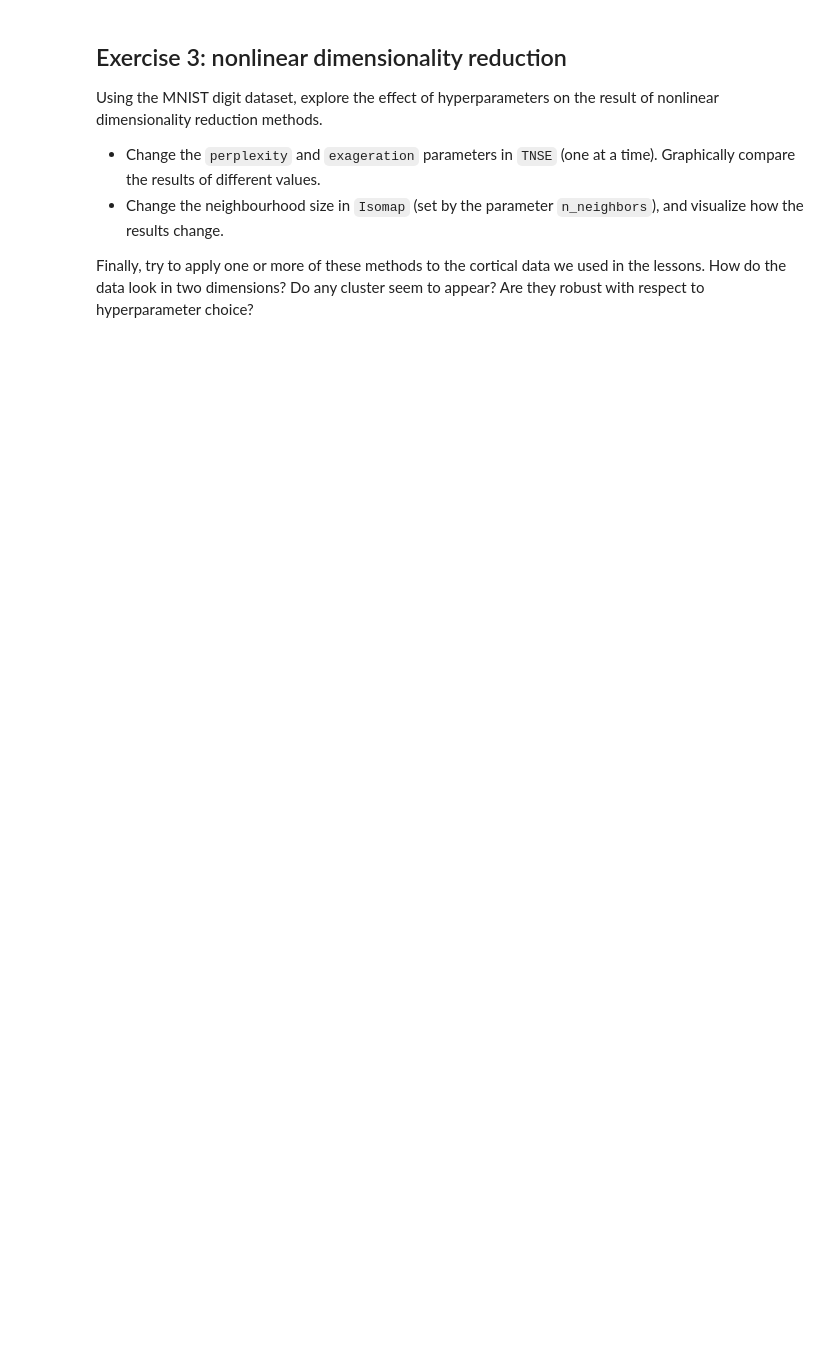
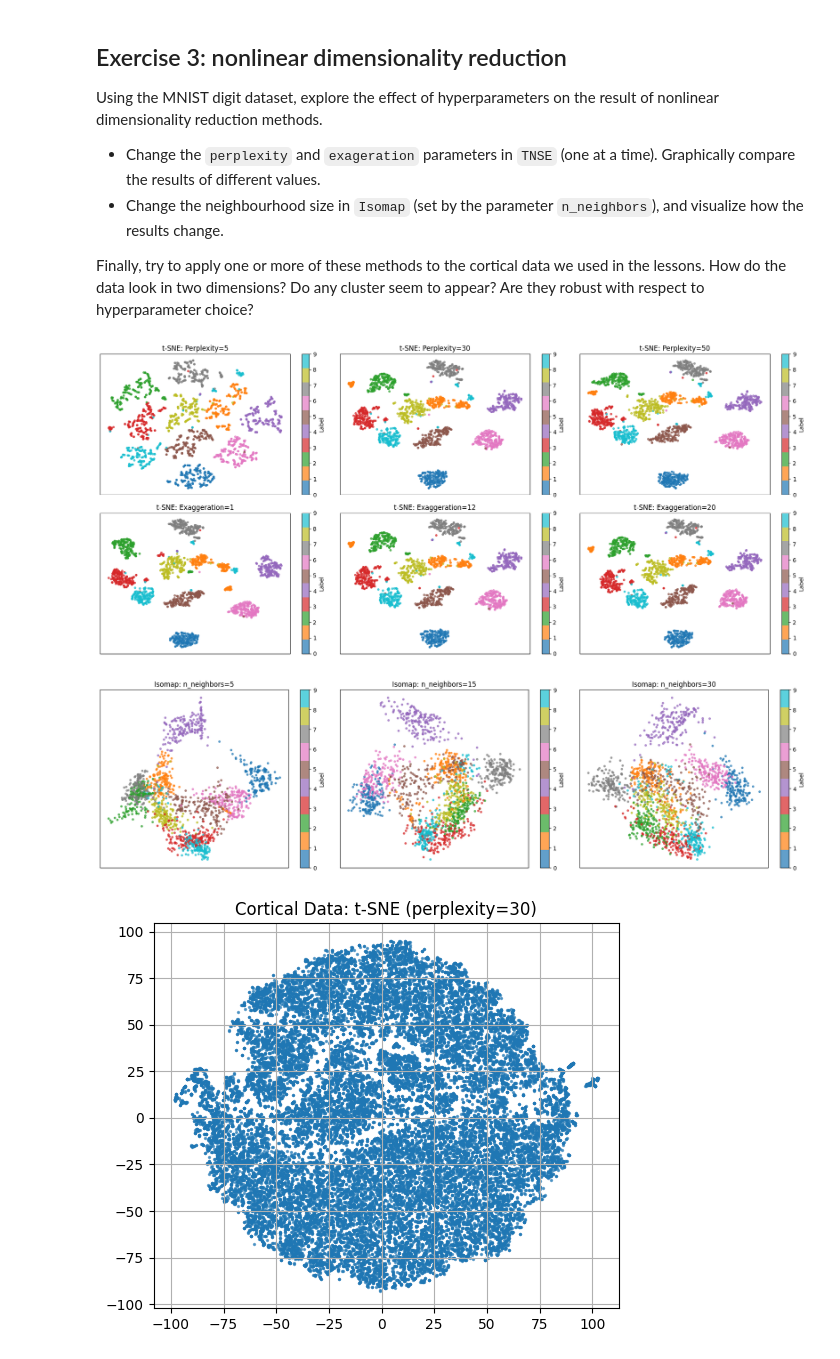
Before and after one commit to YentlB/Assignments-Yentl-Buitelaar, a Jupyter notebook: exercises_dimensionality reduction.ipynb, the cells around one changed output. Saved outputs shown, nothing was run; the diff lists cells and outputs as text; code cells hidden in the pictures; blank space fills up the shorter version.

```diff
--- a/exercises_dimensionality reduction.ipynb
+++ b/exercises_dimensionality reduction.ipynb
@@ -122,3 +113,83 @@ Using the MNIST digit dataset, explore the effect of hyperparameters on the resu
 - Change the neighbourhood size in `Isomap` (set by the parameter `n_neighbors`), and visualize how the results change.
 
 Finally, try to apply one or more of these methods to the cortical data we used in the lessons. How do the data look in two dimensions? Do any cluster seem to appear? Are they robust with respect to hyperparameter choice?
+# %%
+# Install required packages
+!pip install scikit-learn matplotlib seaborn --quiet
+
+import numpy as np
+import matplotlib.pyplot as plt
+import seaborn as sns
+from sklearn.datasets import load_digits
+from sklearn.manifold import TSNE, Isomap
+
+# Utility to plot 2D embeddings
+def plot_embedding(X, y=None, title="", ax=None):
+    if ax is None:
+        fig, ax = plt.subplots(figsize=(6, 5))
+    sc = ax.scatter(X[:, 0], X[:, 1], c=y, cmap='tab10', s=10, alpha=0.7)
+    if y is not None:
+        plt.colorbar(sc, ax=ax, label='Label')
+    ax.set_title(title)
+    ax.set_xticks([])
+    ax.set_yticks([])
+    return ax
+
+# PART 1: MNIST digits & hyperparameter sweeps
+digits = load_digits()
+X, y = digits.data, digits.target
+
+# t-SNE sweep
+fig, axes = plt.subplots(2, 3, figsize=(18, 8))
+perplexities = [5, 30, 50]
+for i, perplexity in enumerate(perplexities):
+    tsne = TSNE(n_components=2, perplexity=perplexity, n_iter=1000, learning_rate='auto')
+    X_tsne = tsne.fit_transform(X)
+    plot_embedding(X_tsne, y, f"t-SNE: Perplexity={perplexity}", ax=axes[0, i])
+
+exaggerations = [1, 12, 20]
+for i, exaggeration in enumerate(exaggerations):
+    tsne = TSNE(n_components=2, perplexity=30, early_exaggeration=exaggeration, n_iter=1000, learning_rate='auto')
+    X_tsne = tsne.fit_transform(X)
+    plot_embedding(X_tsne, y, f"t-SNE: Exaggeration={exaggeration}", ax=axes[1, i])
+plt.tight_layout()
+plt.show()
+
+# Isomap sweep
+fig, axes = plt.subplots(1, 3, figsize=(18, 5))
+neighbors = [5, 15, 30]
+for i, n in enumerate(neighbors):
+    iso = Isomap(n_neighbors=n, n_components=2)
+    X_iso = iso.fit_transform(X)
+    plot_embedding(X_iso, y, f"Isomap: n_neighbors={n}", ax=axes[i])
+plt.tight_layout()
+plt.show()
+
+# PART 2: Apply to cortical voltage PCA data
+
+# Use only top N PCs to reduce computation
+top_pcs = voltage_pca[:, :10]
+
+# Try t-SNE
+tsne = TSNE(n_components=2, perplexity=30, n_iter=1000)
+voltage_tsne = tsne.fit_transform(top_pcs)
+
+plt.figure(figsize=(6, 5))
+plt.scatter(voltage_tsne[:, 0], voltage_tsne[:, 1], s=2, alpha=0.6)
+plt.title("Cortical Data: t-SNE (perplexity=30)")
+plt.grid(True)
+plt.show()
+
+# Try Isomap
+iso = Isomap(n_neighbors=10, n_components=2)
+voltage_iso = iso.fit_transform(top_pcs)
+
+plt.figure(figsize=(6, 5))
+plt.scatter(voltage_iso[:, 0], voltage_iso[:, 1], s=2, alpha=0.6)
+plt.title("Cortical Data: Isomap (n_neighbors=10)")
+plt.grid(True)
+plt.show()
+# %% [output]
+[figure, added]
+[figure, added]
+[figure, added]
```
Also changed, not shown: parts of 3 cells of this notebook.
